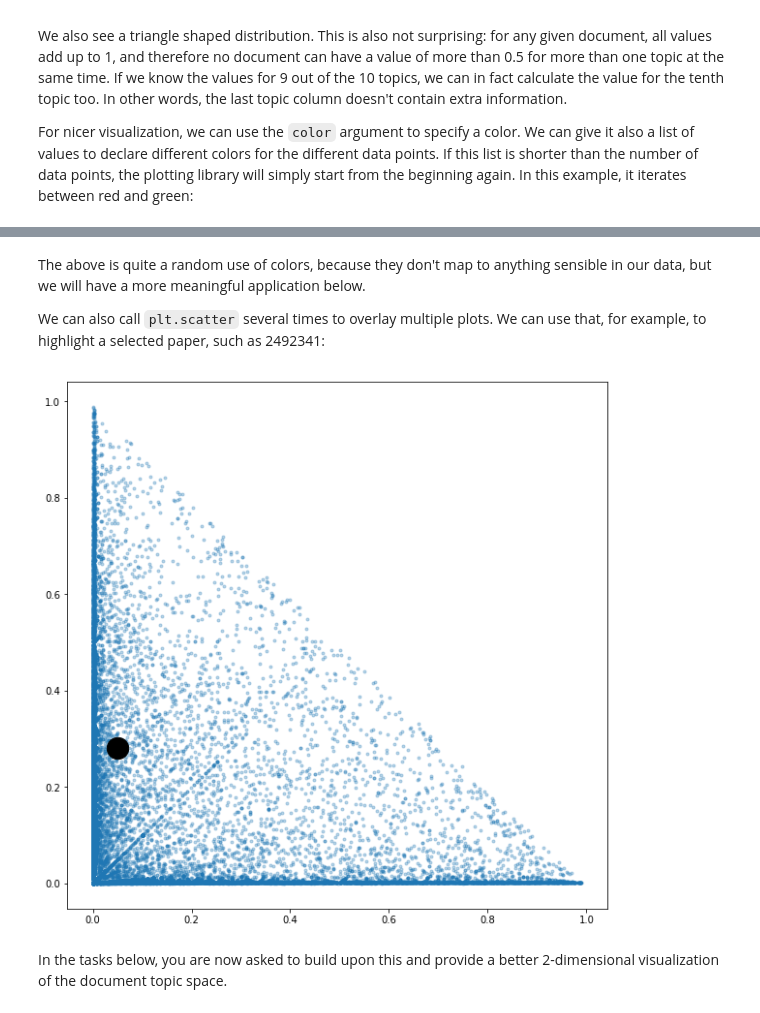
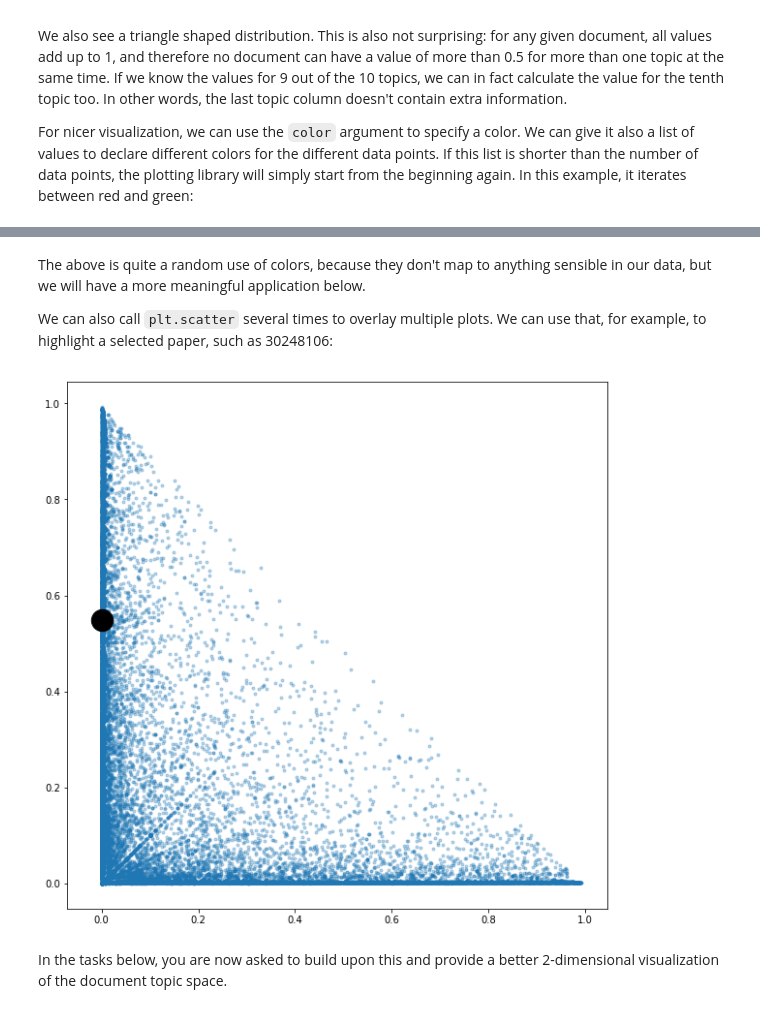
Before and after one commit to iMylene/IR2018, a Jupyter notebook: 06_clustering.ipynb, the cells around one changed output, grey strips where cells are left out. Drawn from its saved outputs; the diff is of its cells as text; code cells hidden in the pictures.

```diff
--- a/06_clustering.ipynb
+++ b/06_clustering.ipynb
@@ -18,9 +18,9 @@ import matplotlib.pyplot as plt
 # set plots' resolution
 plt.rcParams['savefig.dpi'] = 100
 # %%
-Ids_file = 'data/aspirin__Ids.pkl.bz2'
-Summaries_file = 'data/aspirin__Summaries.pkl.bz2'
-Abstracts_file = 'data/aspirin__Abstracts.pkl.bz2'
+Ids_file = 'data/influenza_Ids.pkl.bz2'
+Summaries_file = 'data/influenza_Summaries.pkl.bz2'
+Abstracts_file = 'data/influenza_Abstracts.pkl.bz2'
 
 Ids = pickle.load( bz2.BZ2File( Ids_file, 'rb' ) )
 Summaries = pickle.load( bz2.BZ2File( Summaries_file, 'rb' ) )
@@ -88,7 +88,7 @@ Next, we need to do the same for the terms. To ensure that the matrix doesn't ge
 # %%
 short_term_list = [
     t for t in list(inverted_index.keys())
-    if (len(inverted_index[t]) > 50 and len(inverted_index[t]) < 0.1*len(doc_list))
+    if (len(inverted_index[t]) > 100 and len(inverted_index[t]) < 0.1*len(doc_list))
 ]
 
 print(len(short_term_list))
@@ -212,14 +225,14 @@ plt.scatter(doc_topic10[:,0], doc_topic10[:,1], marker='.', alpha=0.3, color=['r
 # %% [markdown]
 The above is quite a random use of colors, because they don't map to anything sensible in our data, but we will have a more meaningful application below.
 
-We can also call `plt.scatter` several times to overlay multiple plots. We can use that, for example, to highlight a selected paper, such as 2492341:
+We can also call `plt.scatter` several times to overlay multiple plots. We can use that, for example, to highlight a selected paper, such as 30248106:
 # %%
 plt.scatter(doc_topic10[:,0], doc_topic10[:,1], marker='.', alpha=0.3)
 
-i = doc_list.index(2492341)
+i = doc_list.index(30248106)
 plt.scatter(doc_topic10[i,0], doc_topic10[i,1], s=500, marker='o', color='k');
 # %% [output]
-[figure, old version]
+[figure, new version]
 # %% [markdown]
 In the tasks below, you are now asked to build upon this and provide a better 2-dimensional visualization of the document topic space.
 # %% [markdown]
```
Also changed, not shown: parts of 18 cells of this notebook, 6 other files.
